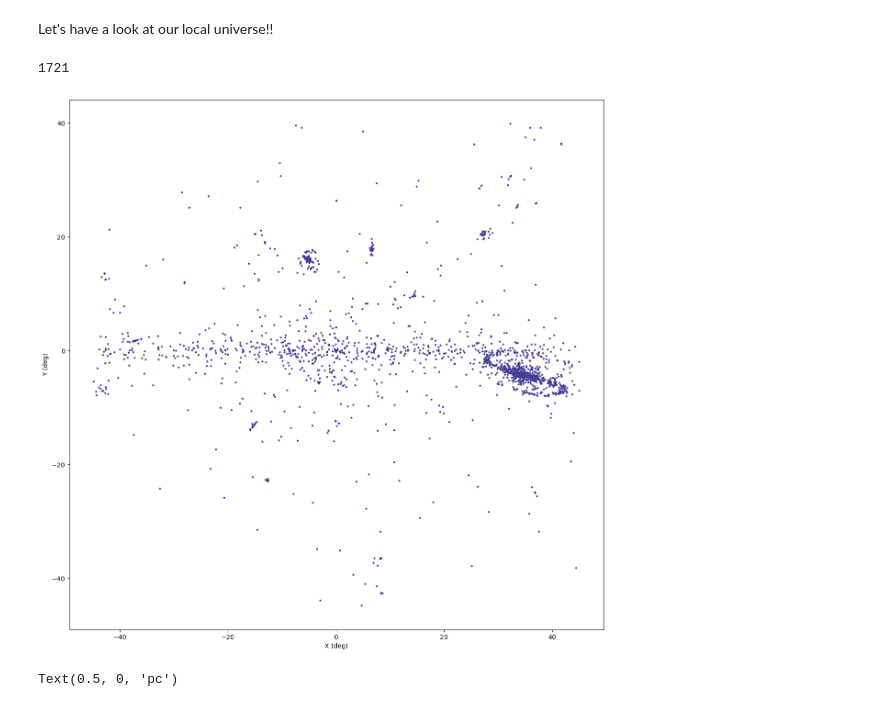
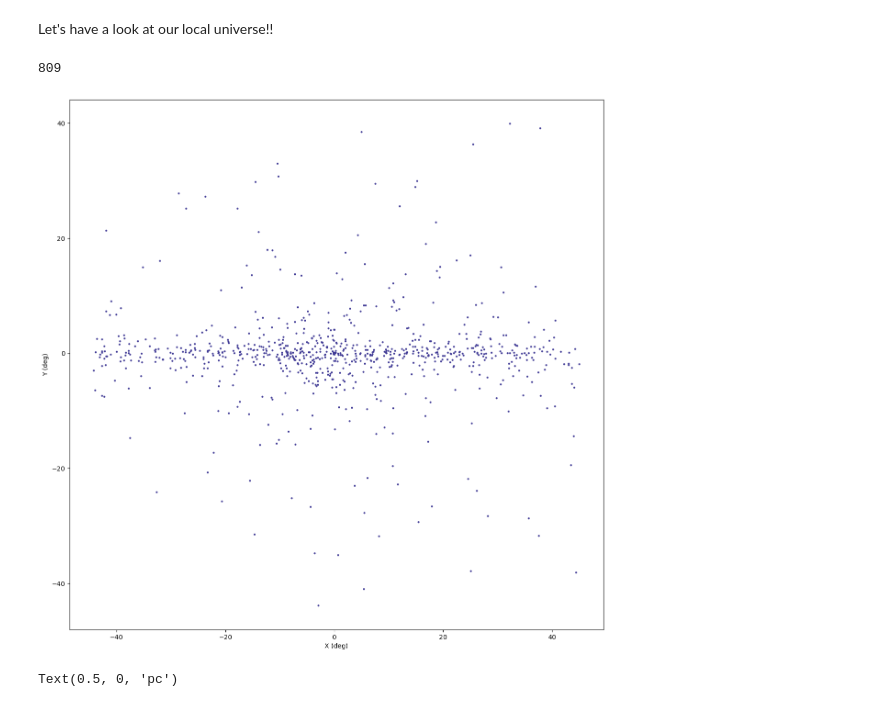
Before and after one commit to nicomii/astro_ladder, a Jupyter notebook: final/welcome.ipynb, the cells around one changed output. Cells and saved outputs as stored; diff of their text form; code cells hidden in the pictures.

```diff
--- a/final/welcome.ipynb
+++ b/final/welcome.ipynb
@@ -16,24 +16,24 @@ Name, X_stars, Y_stars, rad_velocity, parallax = data["Name"] , data["X"], data[
 Let's have a look at our local universe!!
 # %%
 
-star_index = [i for i, x in enumerate(parallax) if x > 0.001]
+star_index = [i for i, x in enumerate(parallax) if x > 0.003]
 
 X_pos = [X_stars[i] for i in star_index]
 Y_pos = [Y_stars[i] for i in star_index]
 
 print(len(star_index))
 # plot
 fig = plt.figure(figsize=(15, 15))
 ax = fig.add_subplot(1, 1, 1)
 ax.scatter(X_pos, Y_pos, s=4, c='#413b96')
 #ax.set_facecolor('midnightblue')
 ax.set_xlabel('X (deg)')
 ax.set_ylabel('Y (deg)')
 
 plt.show()
 # %% [output]
-1721
+809
-[figure, old version]
+[figure, new version]
 # %%
 import numpy as np
 from csv import DictWriter
```
Also changed, not shown: parts of 2 cells of this notebook.
